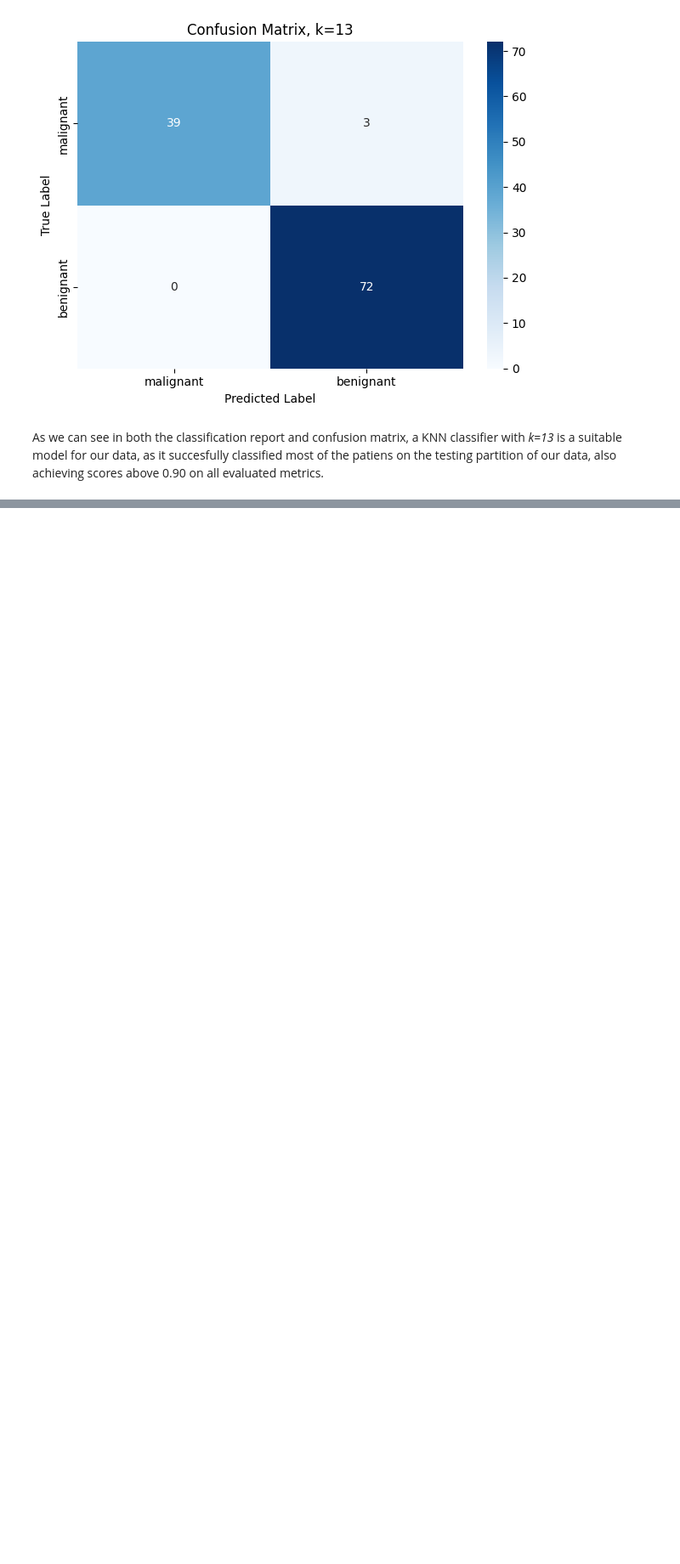
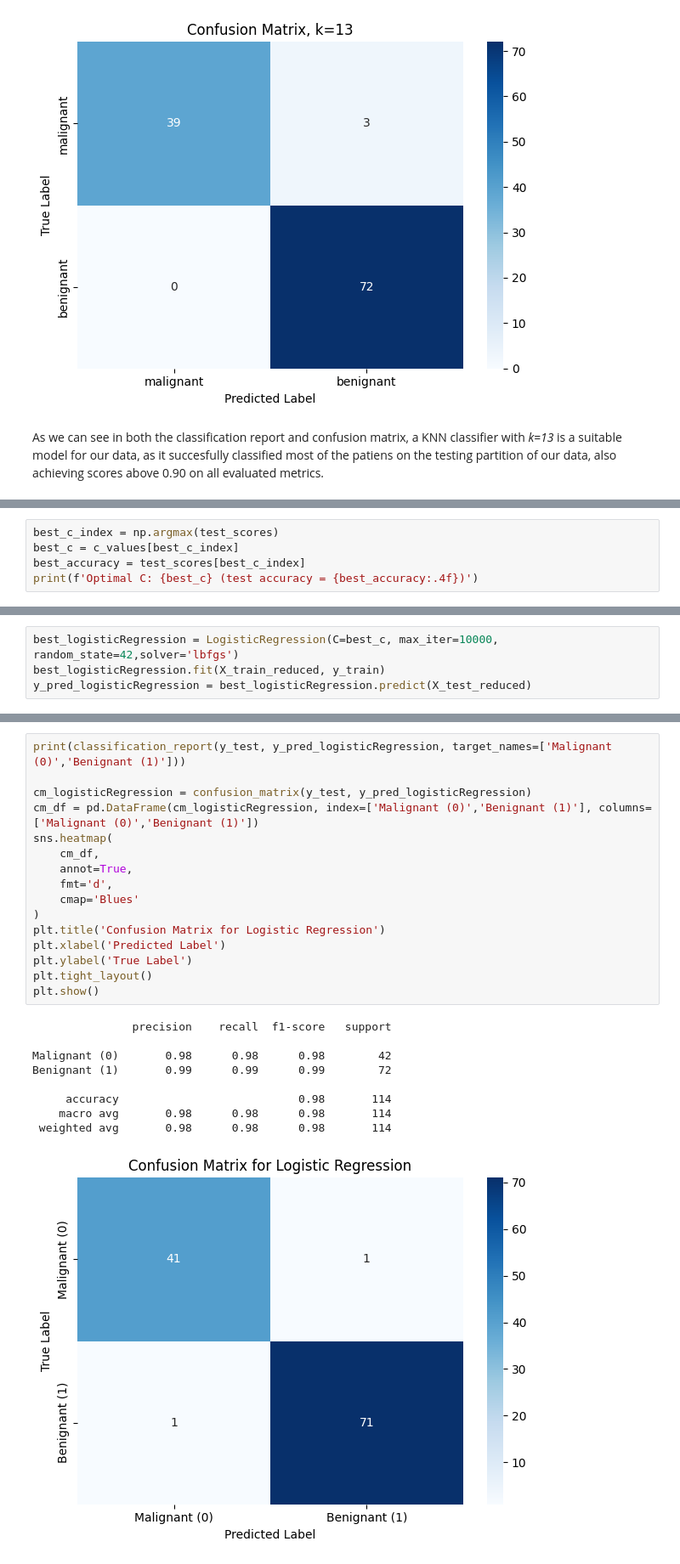
Before and after one commit to Juliagc22/A2-Machine-Learning, a Jupyter notebook: Team14_Supervised_Learning.ipynb, the cells around one changed output, grey strips where cells are left out. Shown at 85% size. Cells and saved outputs as stored; diff of their text form; blank space fills up the shorter version.

```diff
--- a/Team14_Supervised_Learning.ipynb
+++ b/Team14_Supervised_Learning.ipynb
@@ -369,0 +411,5 @@ As we can see in both the classification report and confusion matrix, a KNN clas
+# %%
+best_c_index = np.argmax(test_scores)
+best_c = c_values[best_c_index]
+best_accuracy = test_scores[best_c_index]
+print(f'Optimal C: {best_c} (test accuracy = {best_accuracy:.4f})')
@@ -369,0 +424,4 @@ As we can see in both the classification report and confusion matrix, a KNN clas
+# %%
+best_logisticRegression = LogisticRegression(C=best_c, max_iter=10000, random_state=42,solver='lbfgs')
+best_logisticRegression.fit(X_train_reduced, y_train)
+y_pred_logisticRegression = best_logisticRegression.predict(X_test_reduced)
@@ -369,0 +430,26 @@ As we can see in both the classification report and confusion matrix, a KNN clas
+# %%
+print(classification_report(y_test, y_pred_logisticRegression, target_names=['Malignant (0)','Benignant (1)']))
+
+cm_logisticRegression = confusion_matrix(y_test, y_pred_logisticRegression)
+cm_df = pd.DataFrame(cm_logisticRegression, index=['Malignant (0)','Benignant (1)'], columns=['Malignant (0)','Benignant (1)'])
+sns.heatmap(
+    cm_df,
+    annot=True,
+    fmt='d',
+    cmap='Blues'
+)
+plt.title('Confusion Matrix for Logistic Regression')
+plt.xlabel('Predicted Label')
+plt.ylabel('True Label')
+plt.tight_layout()
+plt.show()
+# %% [output]
+               precision    recall  f1-score   support
+
+Malignant (0)       0.98      0.98      0.98        42
+Benignant (1)       0.99      0.99      0.99        72
+
+     accuracy                           0.98       114
+    macro avg       0.98      0.98      0.98       114
+ weighted avg       0.98      0.98      0.98       114
+[figure, added]
```
Also changed, not shown: parts of 21 cells of this notebook, 1 other file.
